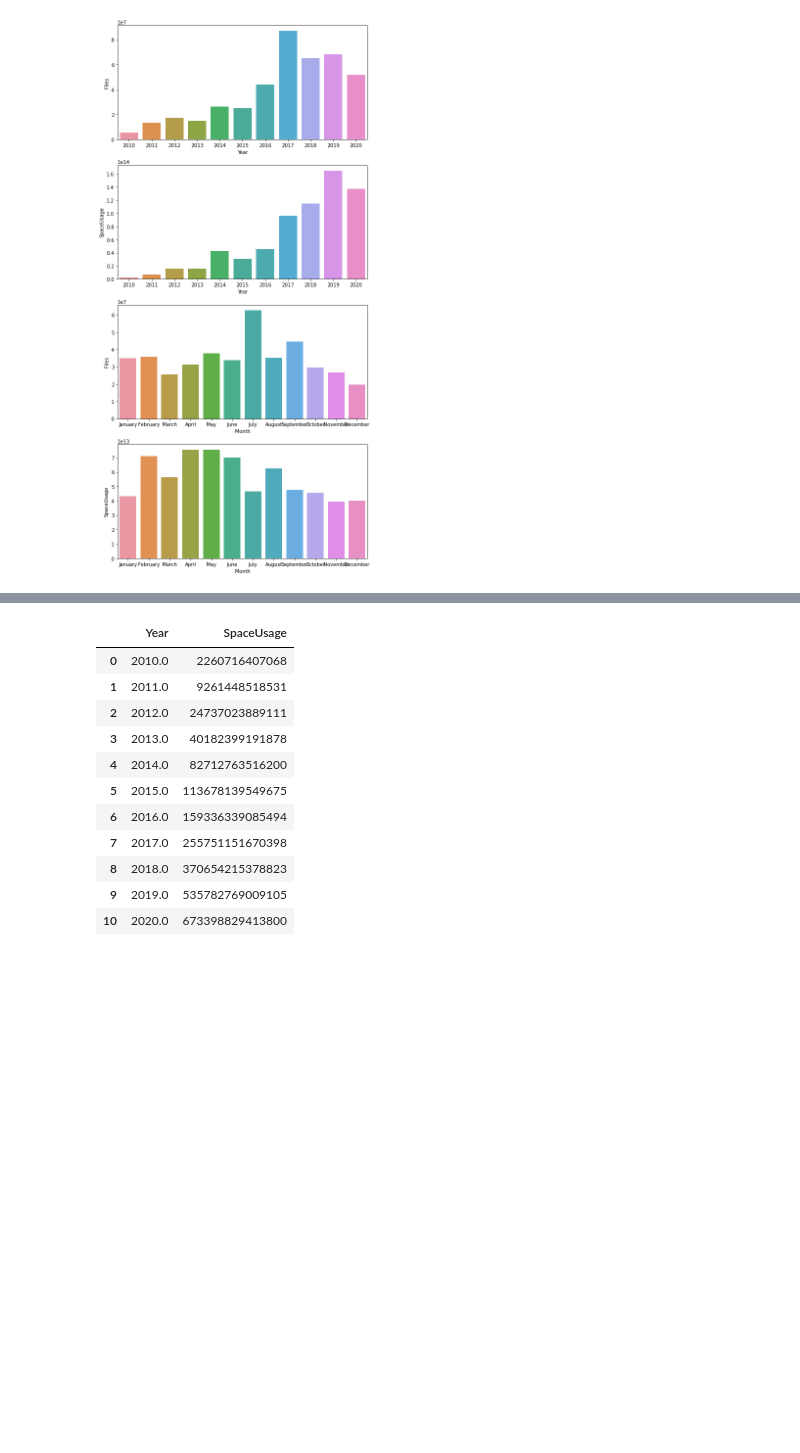
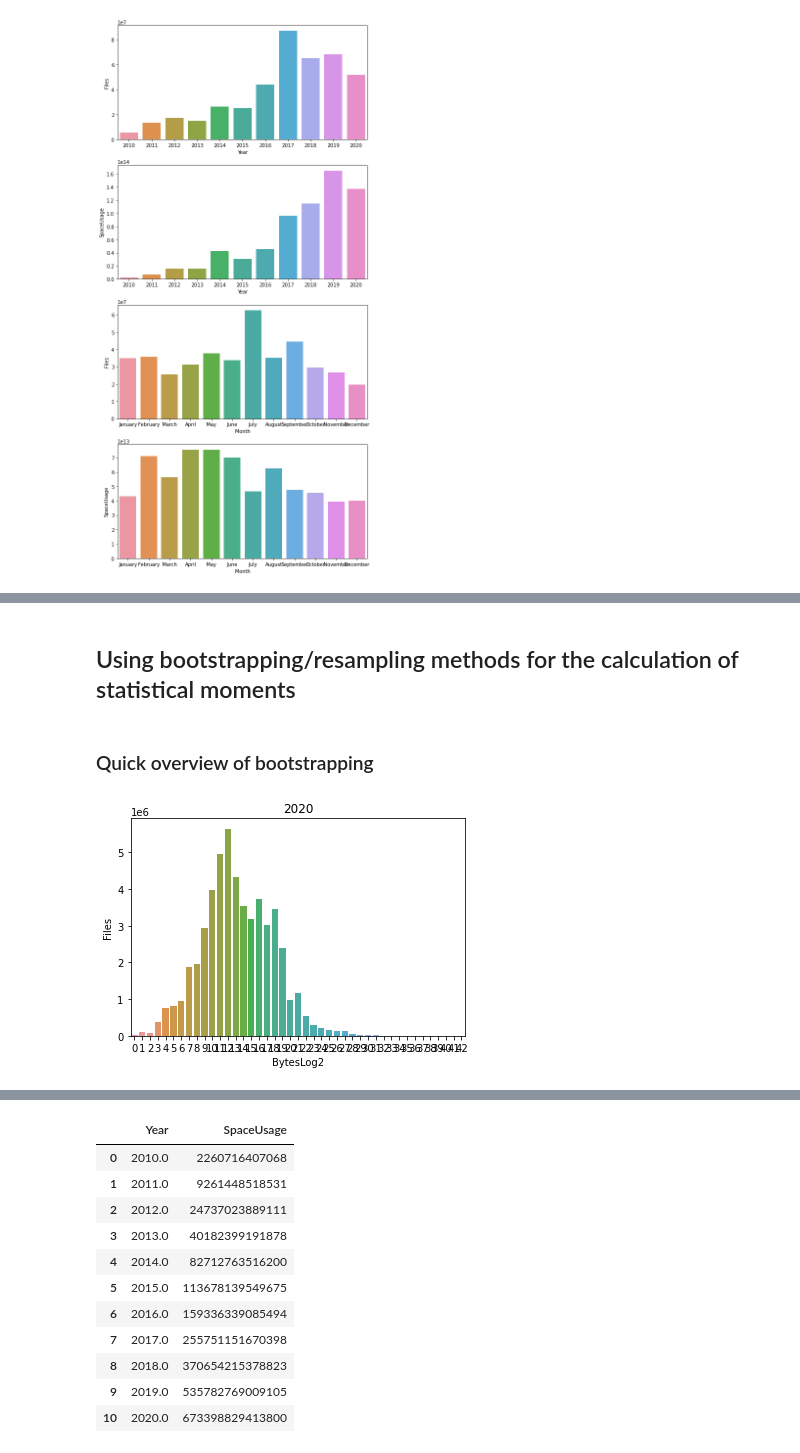
Before and after one commit to AaltoSciComp/data-analysis-workflows-course, a Jupyter notebook: python_exercises/ch3-python-lecture.ipynb, the cells around one changed output, grey strips where cells are left out. Saved outputs shown, nothing was run; the diff lists cells and outputs as text; code cells hidden in the pictures; blank space fills up the shorter version.

Commit message:
chapter-3: Adding subheaders and bootstrapping text

```diff
--- a/python_exercises/ch3-python-lecture.ipynb
+++ b/python_exercises/ch3-python-lecture.ipynb
@@ -158,0 +177,14 @@ plt.tight_layout()
+# %% [markdown]
+## Using bootstrapping/resampling methods for the calculation of statistical moments
+# %% [markdown]
+### Quick overview of bootstrapping
+# %%
+yearly_bytes_sum = aggregate_filesize_data(filesizes, ['Year','BytesLog2'], ['Files', 'SpaceUsage'], 'sum')
+
+bytes_2020 = yearly_bytes_sum[yearly_bytes_sum['Year'] == 2020]
+
+sb.barplot(x='BytesLog2', y='Files', data=bytes_2020, ci=None)
+plt.title(2020)
+plt.savefig('file-distribution-2020.svg')
+# %% [output]
+[figure, added]
```
Also changed, not shown: parts of 24 cells of this notebook, 2 other files.
